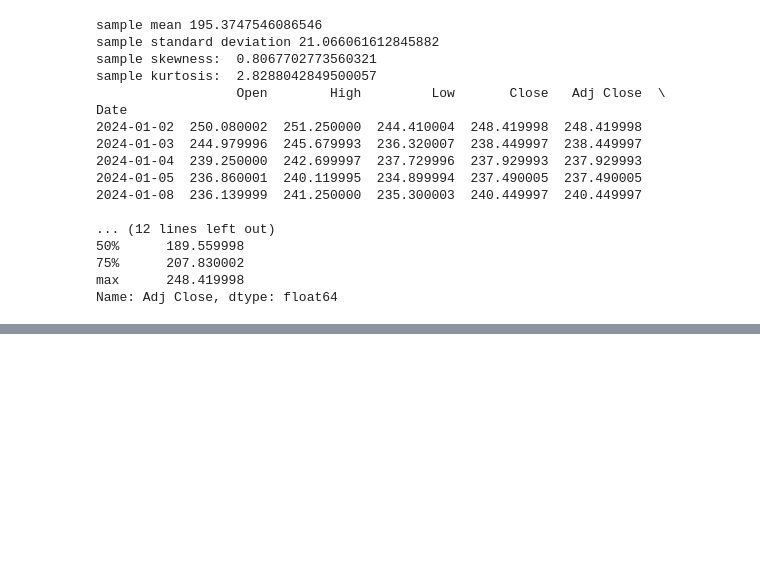
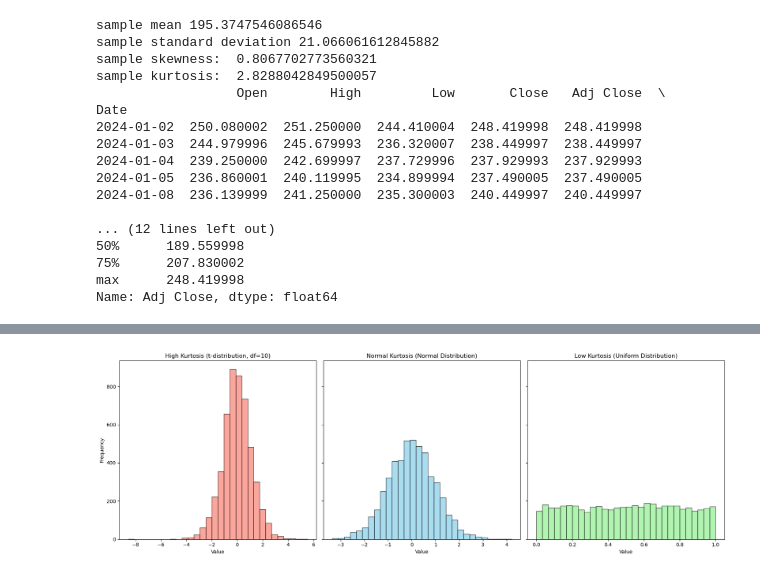
Before and after one commit to sahanajprakash/INFO6105, a Jupyter notebook: INFO6105_practice/Lecture_1_Statistical_Distributions.ipynb, the cells around one changed output, grey strips where cells are left out. Drawn from its saved outputs; the diff is of its cells as text; code cells hidden in the pictures; blank space fills up the shorter version.

Commit message:
Kurtosis of tesla

```diff
--- a/INFO6105_practice/Lecture_1_Statistical_Distributions.ipynb
+++ b/INFO6105_practice/Lecture_1_Statistical_Distributions.ipynb
@@ -80,0 +165,37 @@ Name: Adj Close, dtype: float64
+# %%
+import numpy as np
+import matplotlib.pyplot as plt
+from scipy.stats import norm, uniform, t
+
+# Parameters
+size = 5000  # Sample size
+df = 10       # Degrees of freedom for t-distribution
+
+# Generate data
+data_high_kurtosis = t.rvs(df=df, size=size)
+data_normal_kurtosis = norm.rvs(size=size)
+data_low_kurtosis = uniform.rvs(size=size)
+
+# Create plots
+fig, axs = plt.subplots(1, 3, figsize=(18, 6), sharey=True)
+
+# High Kurtosis (Leptokurtic)
+axs[0].hist(data_high_kurtosis, bins=30, color='salmon', edgecolor='black', alpha=0.7)
+axs[0].set_title(f'High Kurtosis (t-distribution, df={df})')
+axs[0].set_xlabel('Value')
+axs[0].set_ylabel('Frequency')
+
+# Normal Kurtosis (Mesokurtic)
+axs[1].hist(data_normal_kurtosis, bins=30, color='skyblue', edgecolor='black', alpha=0.7)
+axs[1].set_title('Normal Kurtosis (Normal Distribution)')
+axs[1].set_xlabel('Value')
+
+# Low Kurtosis (Platykurtic)
+axs[2].hist(data_low_kurtosis, bins=30, color='lightgreen', edgecolor='black', alpha=0.7)
+axs[2].set_title('Low Kurtosis (Uniform Distribution)')
+axs[2].set_xlabel('Value')
+
+plt.tight_layout()
+plt.show()
+# %% [output]
+[figure, added]
```
Also changed, not shown: parts of 7 cells of this notebook.
